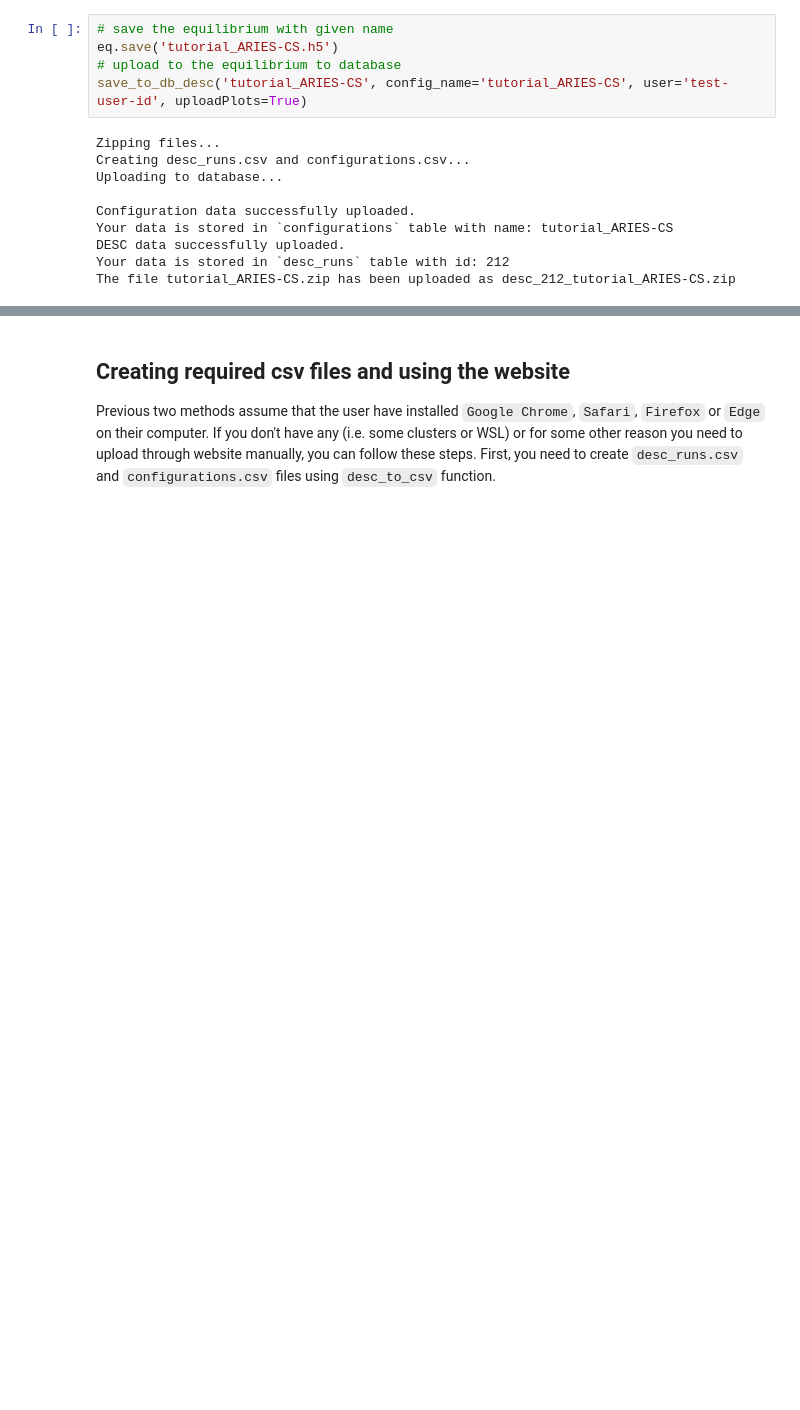
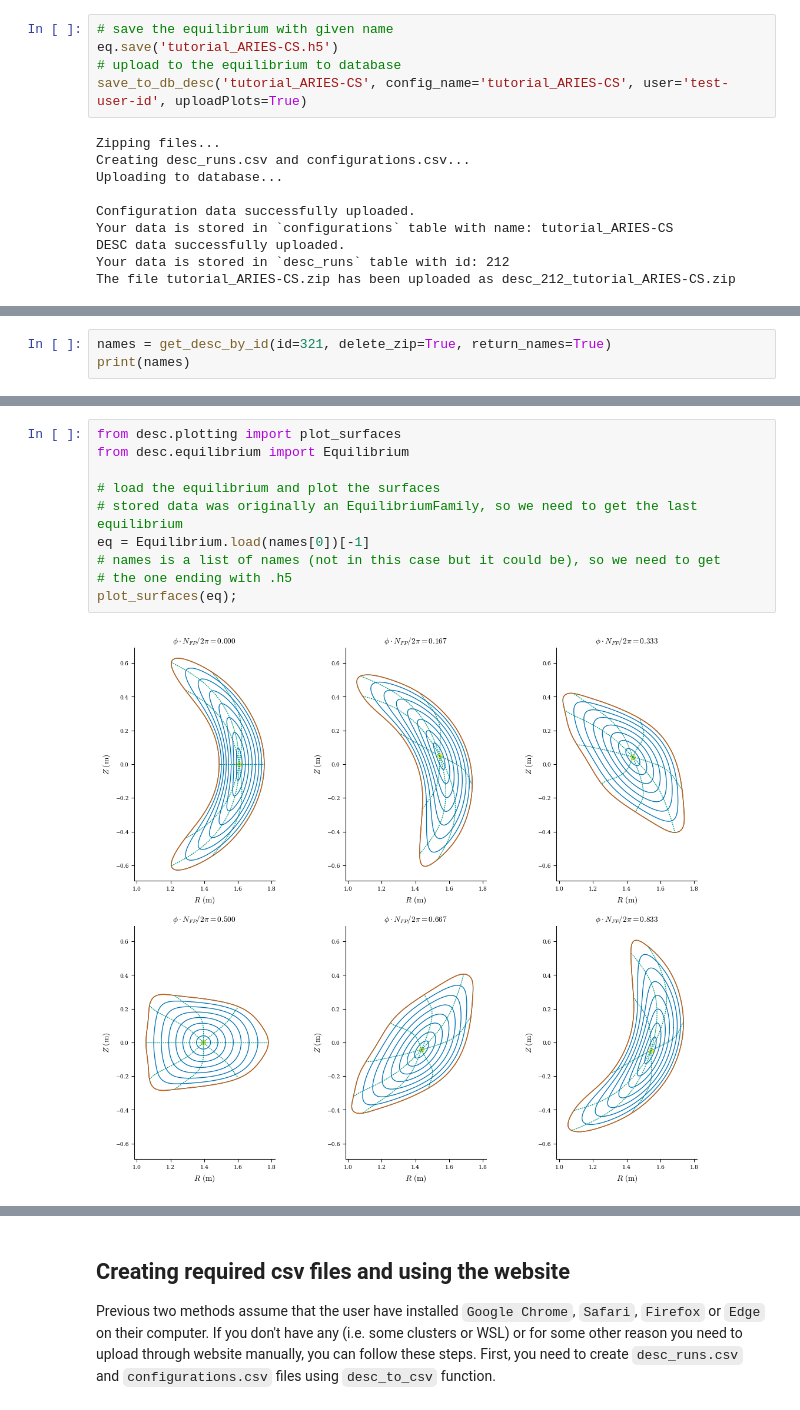
Before and after one commit to PlasmaControl/Stellarator-Database, a Jupyter notebook: tutorials/tutorial_basics.ipynb, the cells around one changed output, grey strips where cells are left out. Cells and saved outputs as stored; diff of their text form; blank space fills up the shorter version.

```diff
--- a/tutorials/tutorial_basics.ipynb
+++ b/tutorials/tutorial_basics.ipynb
@@ -110,0 +117,3 @@ The file tutorial_ARIES-CS.zip has been uploaded as desc_212_tutorial_ARIES-CS.z
+# %%
+names = get_desc_by_id(id=321, delete_zip=True, return_names=True)
+print(names)
@@ -110,0 +136,12 @@ The file tutorial_ARIES-CS.zip has been uploaded as desc_212_tutorial_ARIES-CS.z
+# %%
+from desc.plotting import plot_surfaces
+from desc.equilibrium import Equilibrium
+
+# load the equilibrium and plot the surfaces
+# stored data was originally an EquilibriumFamily, so we need to get the last equilibrium
+eq = Equilibrium.load(names[0])[-1]
+# names is a list of names (not in this case but it could be), so we need to get
+# the one ending with .h5
+plot_surfaces(eq);
+# %% [output]
+[figure, added]
```
Also changed, not shown: parts of 6 cells of this notebook, 2 other files.
